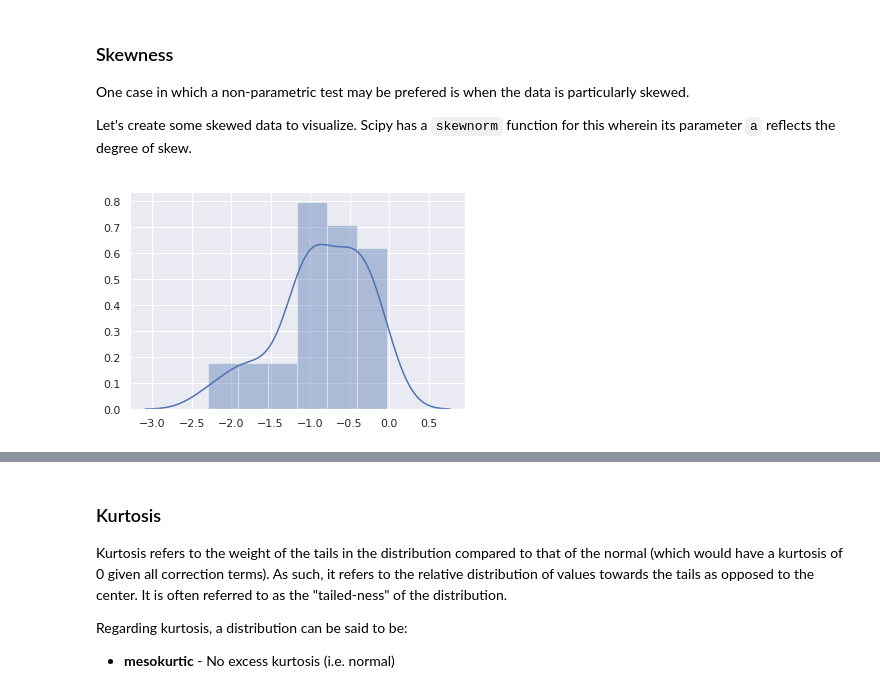
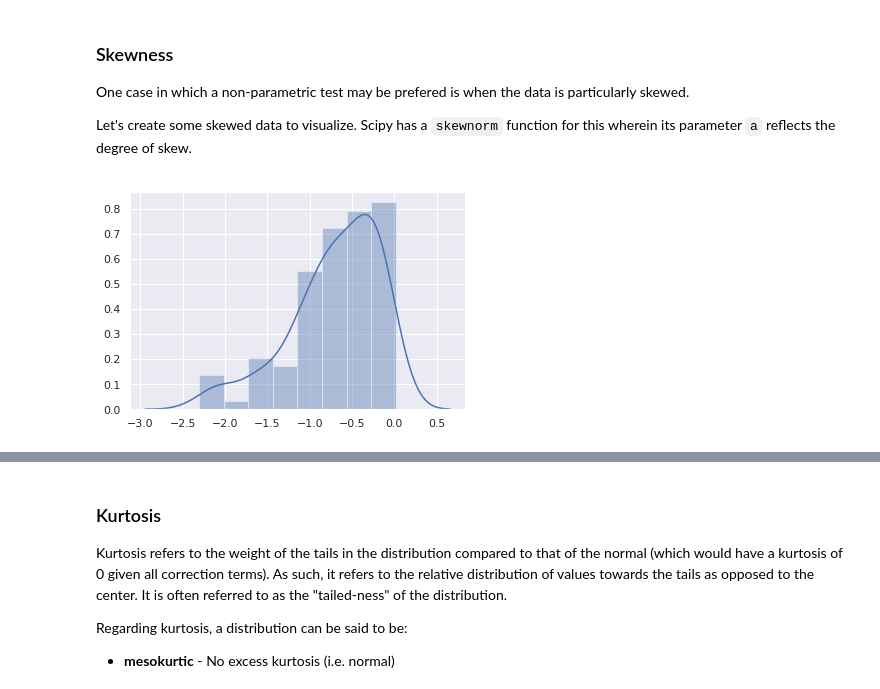
Before and after one commit to Joshkking/Python-Statistics, a Jupyter notebook: Python_Statistics_Examples.ipynb, the cells around one changed output, grey strips where cells are left out. Cells and saved outputs as stored; diff of their text form; code cells hidden in the pictures.

```diff
--- a/Python_Statistics_Examples.ipynb
+++ b/Python_Statistics_Examples.ipynb
@@ -897,8 +897,9 @@ One case in which a non-parametric test may be prefered is when the data is part
 Let's create some skewed data to visualize. Scipy has a `skewnorm` function for this wherein its parameter `a` reflects the degree of skew.
 # %%
 # Creating a visualizing the skewed data
-Sample_Skew = stats.skewnorm(a=-10).rvs(size=30, random_state=1)
+# "a" is a parameter denoting how much to skew the data
+Sample_Skew = stats.skewnorm(a=-20).rvs(size=100, random_state=1)
 sns.distplot(Sample_Skew)
 plt.show()
 # %% [output]
-[figure, old version]
+[figure, new version]
```
Also changed, not shown: parts of 32 cells of this notebook.
